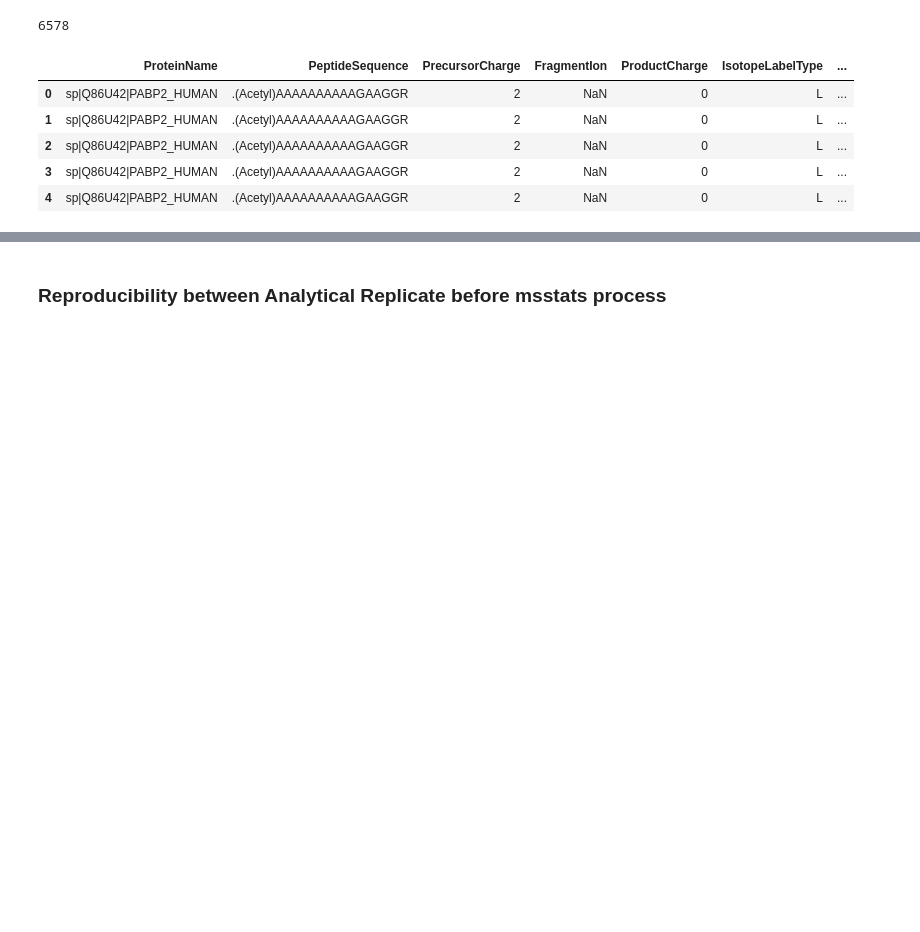
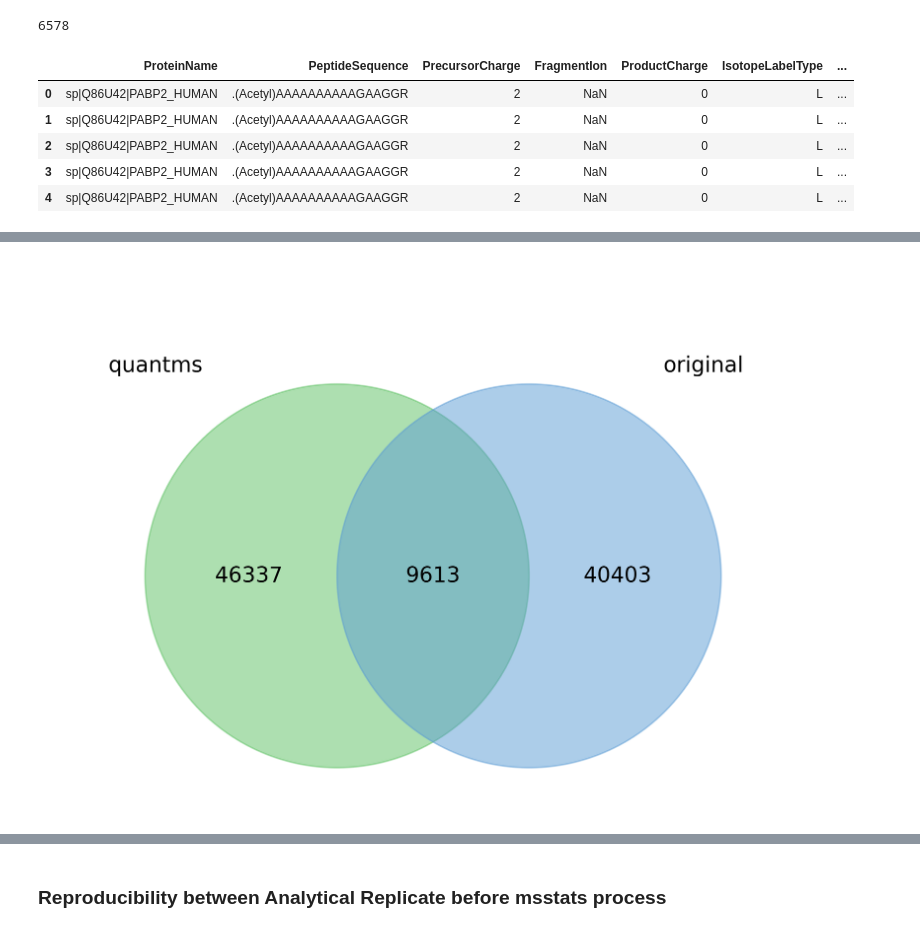
Before and after one commit to ypriverol/quantms-research, a Jupyter notebook: notebooks/PXD000279Benchmark.ipynb, the cells around one changed output, grey strips where cells are left out. Saved outputs shown, nothing was run; the diff lists cells and outputs as text; code cells hidden in the pictures; blank space fills up the shorter version.

```diff
--- a/notebooks/PXD000279Benchmark.ipynb
+++ b/notebooks/PXD000279Benchmark.ipynb
@@ -32,0 +60,14 @@ quantms.head()
+# %%
+from pyteomics import mztab
+original_peptides = pd.read_csv("./peptides.txt", sep='\t', header=0)
+original_peptides = original_peptides[(original_peptides['Reverse'] != "+") & (original_peptides['Contaminant'] != "+")]
+
+quantms_mztab = mztab.MzTab("./out.mzTab")
+quantms_pep = quantms_mztab.peptide_table
+quantms_pep = quantms_pep[quantms_pep['opt_global_cv_MS:1002217_decoy_peptide'] != 1]
+labels = venn.get_labels([set(quantms_pep['sequence']), set(original_peptides['Sequence'])], fill=['number'])
+fig, ax = venn.venn2(labels, names=['quantms', 'original'], dpi=500)
+ax.get_legend().remove()
+plt.show()
+# %% [output]
+[figure, added]
```
Also changed, not shown: parts of 22 cells of this notebook, 29 other files.
